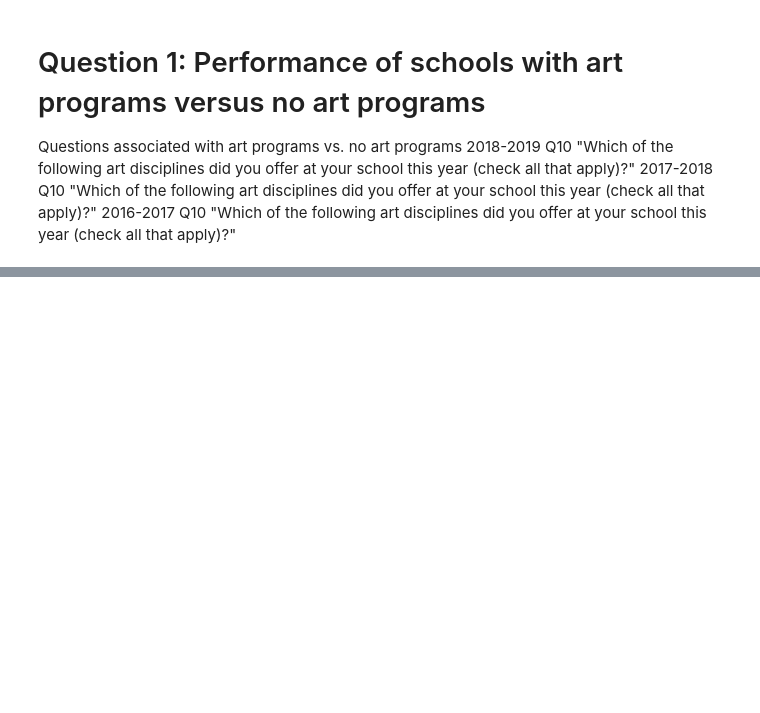
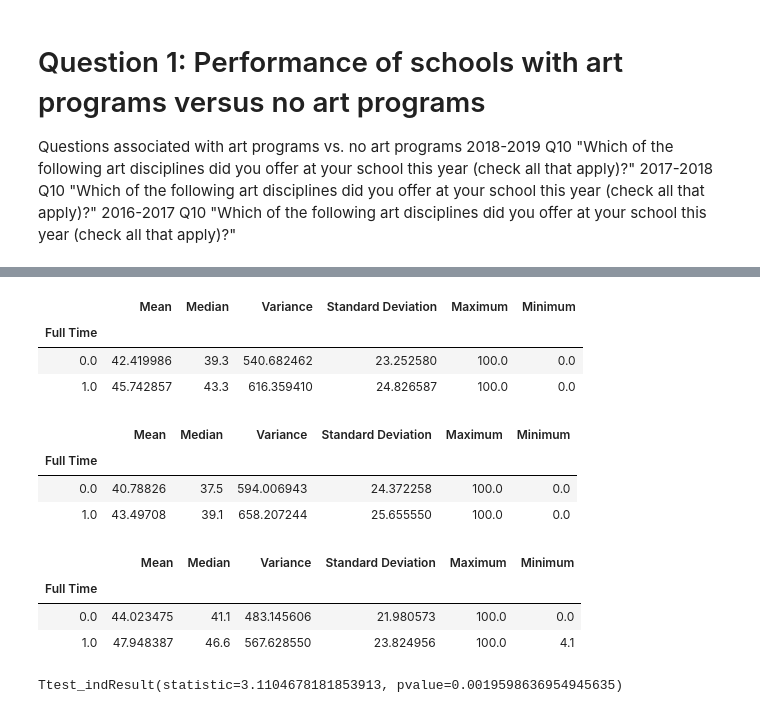
Before and after one commit to tomtav/arts-edu-impact, a Jupyter notebook: dev/aforshee/Question1.ipynb, the cells around one changed output, grey strips where cells are left out. Saved outputs shown, nothing was run; the diff lists cells and outputs as text; code cells hidden in the pictures; blank space fills up the shorter version.

```diff
--- a/dev/aforshee/Question1.ipynb
+++ b/dev/aforshee/Question1.ipynb
@@ -183,0 +94,12 @@ renamed_df.sort_values(by=['Sum of Programs'], ascending =True)
+# %%
+#rename columns
+
+col_rename_dict = {
+    "Q3_1": "Full Time",
+    "Q3_2": "Full Time Plus",
+    "Q3_3": "Part Time",
+    "Q3_4": "None",
+
+}
+renamed_df = cleaned_df.rename(columns=col_rename_dict)
+renamed_df.head(1)
@@ -183,0 +244,68 @@ renamed_df.sort_values(by=['Sum of Programs'], ascending =True)
+# %%
+#1. Math and ELA descriptives pd.concat([s1, s2], ignore_index=True), df.columns = ['a', 'b', 'c']
+MandELA_mean = renamed_df.groupby(["Full Time"])["% Level 3+4"].mean()
+MandELA_median = renamed_df.groupby(["Full Time"])["% Level 3+4"].median()
+MandELA_var = renamed_df.groupby(["Full Time"])["% Level 3+4"].var()
+MandELA_std = renamed_df.groupby(["Full Time"])["% Level 3+4"].std()
+MandELA_max = renamed_df.groupby(["Full Time"])["% Level 3+4"].max()
+MandELA_min = renamed_df.groupby(["Full Time"])["% Level 3+4"].min()
+
+summary = pd.concat([MandELA_mean, MandELA_median, MandELA_var, MandELA_std,
+                     MandELA_max, MandELA_min], axis=1, join='inner')
+
+summary.columns = ['Mean', 'Median', 'Variance', "Standard Deviation", "Maximum", "Minimum"]
+summary
+# %% [output]
+|  | Mean | Median | Variance | Standard Deviation | Maximum | Minimum |
+| Full Time |  |  |  |  |  |  |
+| 0.0 | 42.419986 | 39.3 | 540.682462 | 23.252580 | 100.0 | 0.0 |
+| 1.0 | 45.742857 | 43.3 | 616.359410 | 24.826587 | 100.0 | 0.0 |
+# %%
+#2. Math descriptives pd.concat([s1, s2], ignore_index=True), df.columns = ['a', 'b', 'c']
+M_mean = math_renamed_df.groupby(["Full Time"])["% Level 3+4"].mean()
+M_median = math_renamed_df.groupby(["Full Time"])["% Level 3+4"].median()
+M_var = math_renamed_df.groupby(["Full Time"])["% Level 3+4"].var()
+M_std = math_renamed_df.groupby(["Full Time"])["% Level 3+4"].std()
+M_max = math_renamed_df.groupby(["Full Time"])["% Level 3+4"].max()
+M_min = math_renamed_df.groupby(["Full Time"])["% Level 3+4"].min()
+
+m_summary = pd.concat([M_mean, M_median, M_var, M_std,
+                     M_max, M_min], axis=1, join='inner')
+
+m_summary.columns = ['Mean', 'Median', 'Variance', "Standard Deviation", "Maximum", "Minimum"]
+m_summary
+# %% [output]
+|  | Mean | Median | Variance | Standard Deviation | Maximum | Minimum |
+| Full Time |  |  |  |  |  |  |
+| 0.0 | 40.78826 | 37.5 | 594.006943 | 24.372258 | 100.0 | 0.0 |
+| 1.0 | 43.49708 | 39.1 | 658.207244 | 25.655550 | 100.0 | 0.0 |
+# %%
+#3. ELA descriptives pd.concat([s1, s2], ignore_index=True), df.columns = ['a', 'b', 'c']
+ela_mean = ela_renamed_df.groupby(["Full Time"])["% Level 3+4"].mean()
+ela_median = ela_renamed_df.groupby(["Full Time"])["% Level 3+4"].median()
+ela_var = ela_renamed_df.groupby(["Full Time"])["% Level 3+4"].var()
+ela_std = ela_renamed_df.groupby(["Full Time"])["% Level 3+4"].std()
+ela_max = ela_renamed_df.groupby(["Full Time"])["% Level 3+4"].max()
+ela_min = ela_renamed_df.groupby(["Full Time"])["% Level 3+4"].min()
+
+ela_summary = pd.concat([ela_mean, ela_median, ela_var, ela_std,
+                     ela_max, ela_min], axis=1, join='inner')
+
+ela_summary.columns = ['Mean', 'Median', 'Variance', "Standard Deviation", "Maximum", "Minimum"]
+ela_summary
+# %% [output]
+|  | Mean | Median | Variance | Standard Deviation | Maximum | Minimum |
+| Full Time |  |  |  |  |  |  |
+| 0.0 | 44.023475 | 41.1 | 483.145606 | 21.980573 | 100.0 | 0.0 |
+| 1.0 | 47.948387 | 46.6 | 567.628550 | 23.824956 | 100.0 | 4.1 |
+# %%
+#1. Math and ELA together Welch's independent ttest
+
+#perform independent t-test to see if no art programs is different from 1 or more art programs group both Math and ELA
+#(Welch's t-test) equal_var = False
+fulltime_test = renamed_df[renamed_df['Full Time'] == 1]
+none_test = renamed_df[renamed_df['Full Time'] == 0]
+
+stats.ttest_ind(fulltime_test['% Level 3+4'], none_test['% Level 3+4'], equal_var=False)
+# %% [output]
+Ttest_indResult(statistic=3.1104678181853913, pvalue=0.0019598636954945635)
```
Also changed, not shown: parts of 28 cells of this notebook, 1 other file.
